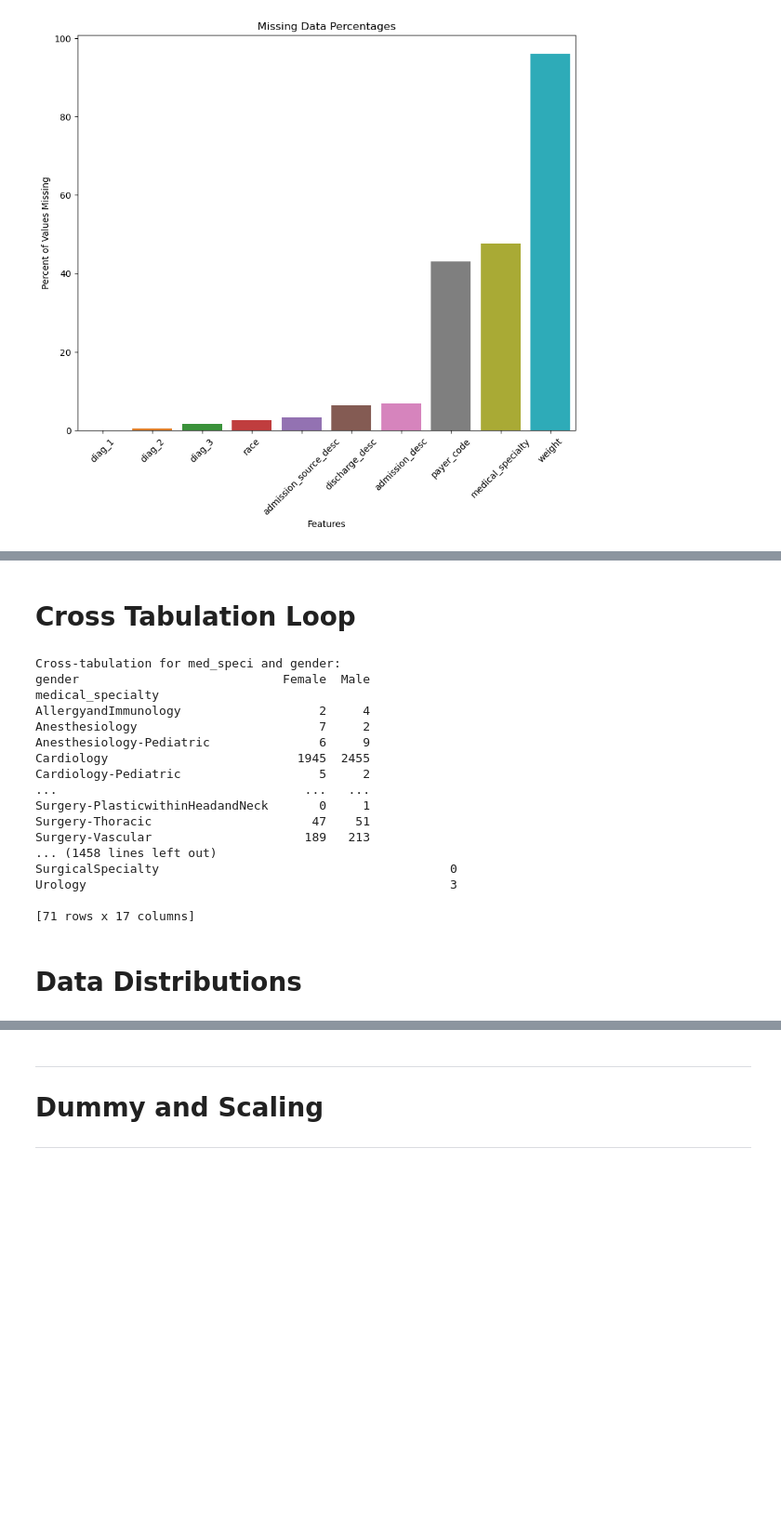
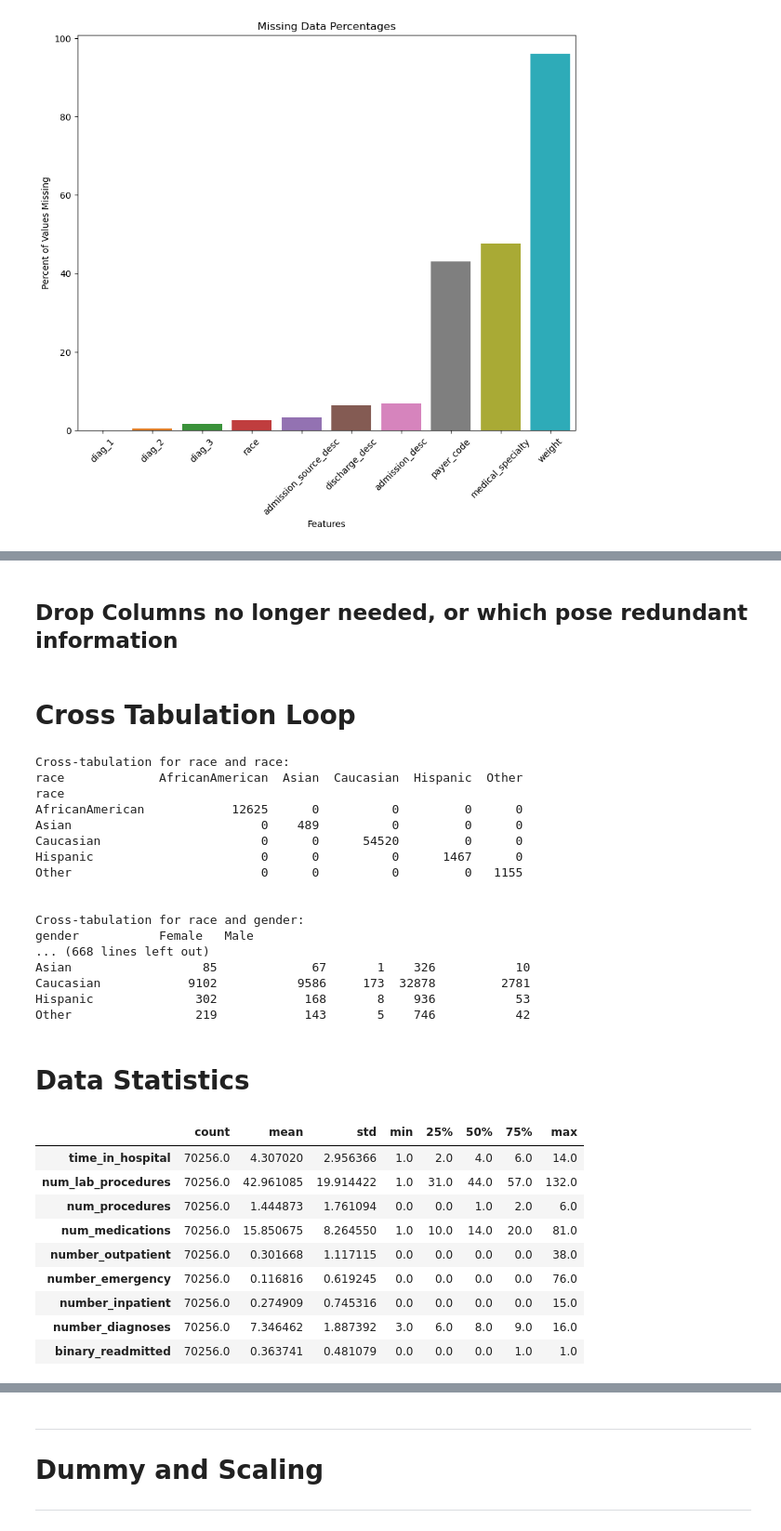
Before and after one commit to Mr-Chang95/Hospital-Readmittance-Classification, a Jupyter notebook: CaseStudy.ipynb, the cells around one changed output, grey strips where cells are left out. Shown at 93% size. Cells and saved outputs as stored; diff of their text form; code cells hidden in the pictures; blank space fills up the shorter version.

```diff
--- a/CaseStudy.ipynb
+++ b/CaseStudy.ipynb
@@ -480,0 +485,2 @@ print(df[['diag_3', 'diag_3_new']])
+# %% [markdown]
+## Drop Columns no longer needed, or which pose redundant information
@@ -481,40 +490,53 @@ print(df[['diag_3', 'diag_3_new']])
 # %% [markdown]
 # Cross Tabulation Loop
 # %%
-column_features = ['gender', 'age','race',
-    'admission_type_id', 'discharge_disposition_id', 'admission_source_id',
-    'time_in_hospital', 'payer_code', 'medical_specialty',
-    'num_lab_procedures', 'num_procedures', 'num_medications',
-    'number_outpatient', 'number_emergency', 'number_inpatient', 'diag_1_new',
-    'diag_2_new', 'diag_3_new', 'number_diagnoses', 'max_glu_serum', 'A1Cresult',
+column_features = ['race', 'gender', 'age', 'time_in_hospital', 'payer_code',
+    'medical_specialty', 'num_lab_procedures', 'num_procedures',
+    'num_medications', 'number_outpatient', 'number_emergency',
+    'number_inpatient', 'number_diagnoses', 'max_glu_serum', 'A1Cresult',
     'metformin', 'repaglinide', 'nateglinide', 'chlorpropamide',
     'glimepiride', 'glipizide', 'glyburide', 'pioglitazone',
     'rosiglitazone', 'acarbose', 'miglitol', 'insulin',
-    'glyburide-metformin', 'change', 'diabetesMed', 'binary_readmitted',
-    'discharge_desc', 'admission_source_desc', 'admission_desc']
+    'glyburide-metformin', 'change', 'diabetesMed', 'discharge_desc',
+    'admission_source_desc', 'admission_desc', 'binary_readmitted',
+    'diag_1_new', 'diag_2_new', 'diag_3_new']
 
 for feature in column_features:
-    cross_tab = pd.crosstab(df['medical_specialty'], df[feature])
-    print(f"Cross-tabulation for med_speci and {feature}:")
+    cross_tab = pd.crosstab(df['race'], df[feature])
+    print(f"Cross-tabulation for race and {feature}:")
     print(cross_tab)
     print("\n")
 # %% [output]
-Cross-tabulation for med_speci and gender:
-gender                            Female  Male
-medical_specialty
-AllergyandImmunology                   2     4
-Anesthesiology                         7     2
-Anesthesiology-Pediatric               6     9
-Cardiology                          1945  2455
-Cardiology-Pediatric                   5     2
-...                                  ...   ...
-Surgery-PlasticwithinHeadandNeck       0     1
-Surgery-Thoracic                      47    51
-Surgery-Vascular                     189   213
-... (1458 lines left out)
-SurgicalSpecialty                                        0
-Urology                                                  3
+Cross-tabulation for race and race:
+race             AfricanAmerican  Asian  Caucasian  Hispanic  Other
+race
+AfricanAmerican            12625      0          0         0      0
+Asian                          0    489          0         0      0
+Caucasian                      0      0      54520         0      0
+Hispanic                       0      0          0      1467      0
+Other                          0      0          0         0   1155
 
-[71 rows x 17 columns]
+
+Cross-tabulation for race and gender:
+gender           Female   Male
+... (668 lines left out)
+Asian                  85             67       1    326           10
+Caucasian            9102           9586     173  32878         2781
+Hispanic              302            168       8    936           53
+Other                 219            143       5    746           42
 # %% [markdown]
-# Data Distributions
+# Data Statistics
+# %%
+# des. stat. - numeric only
+df.describe().T
+# %% [output]
+|  | count | mean | std | min | 25% | 50% | 75% | max |
+| time_in_hospital | 70256.0 | 4.307020 | 2.956366 | 1.0 | 2.0 | 4.0 | 6.0 | 14.0 |
+| num_lab_procedures | 70256.0 | 42.961085 | 19.914422 | 1.0 | 31.0 | 44.0 | 57.0 | 132.0 |
+| num_procedures | 70256.0 | 1.444873 | 1.761094 | 0.0 | 0.0 | 1.0 | 2.0 | 6.0 |
+| num_medications | 70256.0 | 15.850675 | 8.264550 | 1.0 | 10.0 | 14.0 | 20.0 | 81.0 |
+| number_outpatient | 70256.0 | 0.301668 | 1.117115 | 0.0 | 0.0 | 0.0 | 0.0 | 38.0 |
+| number_emergency | 70256.0 | 0.116816 | 0.619245 | 0.0 | 0.0 | 0.0 | 0.0 | 76.0 |
+| number_inpatient | 70256.0 | 0.274909 | 0.745316 | 0.0 | 0.0 | 0.0 | 0.0 | 15.0 |
+| number_diagnoses | 70256.0 | 7.346462 | 1.887392 | 3.0 | 6.0 | 8.0 | 9.0 | 16.0 |
+| binary_readmitted | 70256.0 | 0.363741 | 0.481079 | 0.0 | 0.0 | 0.0 | 1.0 | 1.0 |
```
Also changed, not shown: parts of 19 cells of this notebook.
